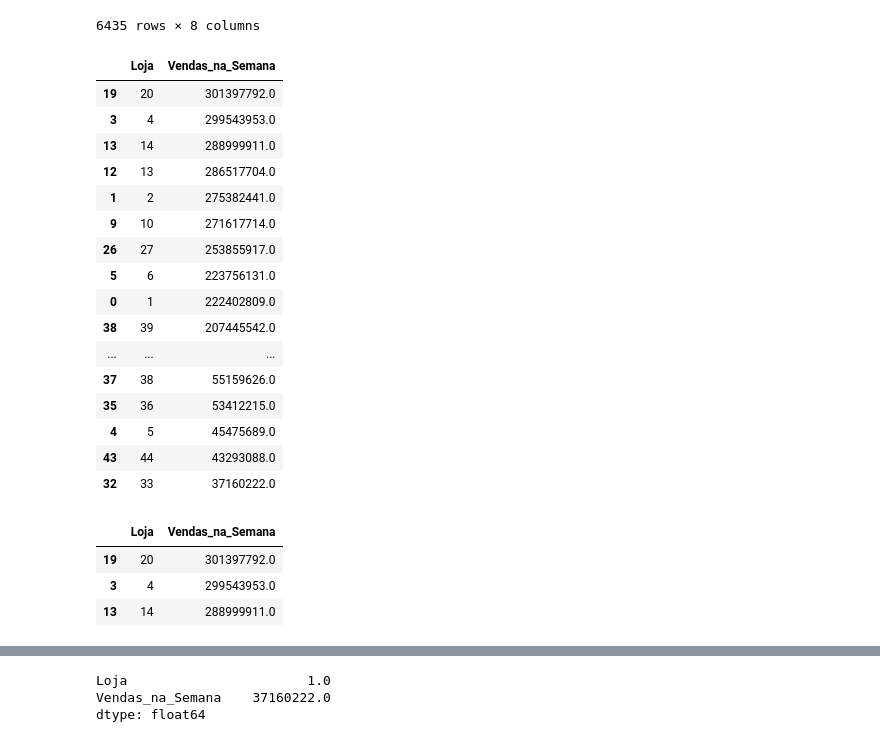
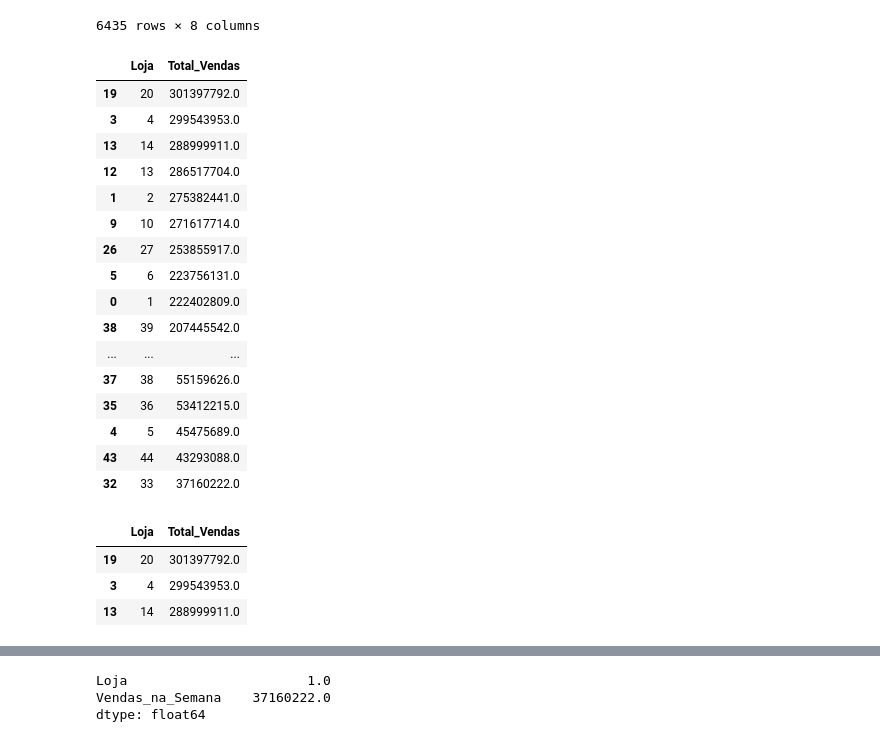
Before and after one commit to BenKefa/projetoGit, a Jupyter notebook: MiniProjeto_DBC_Slot4.ipynb, the cells around one changed output, grey strips where cells are left out. Drawn from its saved outputs; the diff is of its cells as text; code cells hidden in the pictures.

```diff
--- a/MiniProjeto_DBC_Slot4.ipynb
+++ b/MiniProjeto_DBC_Slot4.ipynb
@@ -180,11 +180,17 @@ df
 # %%
 # Preço medio de vendas por loja
 total_vendas_por_loja = df.groupby('Loja',as_index=False)['Vendas_na_Semana'].sum()
 total_vendas_por_loja = total_vendas_por_loja.round()
 total_vendas_por_loja = total_vendas_por_loja.sort_values(by='Vendas_na_Semana',ascending=False)
+
+
+# Renoemar coluna para ficar de acordo com agrupamento
+total_vendas_por_loja.rename(columns = {
+    'Vendas_na_Semana':'Total_Vendas',
+    }, inplace = True)
 total_vendas_por_loja
 # %% [output]
-|  | Loja | Vendas_na_Semana |
+|  | Loja | Total_Vendas |
 | 19 | 20 | 301397792.0 |
 | 3 | 4 | 299543953.0 |
 | 13 | 14 | 288999911.0 |
@@ -206,7 +212,7 @@ total_vendas_por_loja
 top3 = total_vendas_por_loja.head(3)
 top3
 # %% [output]
-|  | Loja | Vendas_na_Semana |
+|  | Loja | Total_Vendas |
 | 19 | 20 | 301397792.0 |
 | 3 | 4 | 299543953.0 |
 | 13 | 14 | 288999911.0 |
```
Also changed, not shown: parts of 1 cell of this notebook.
